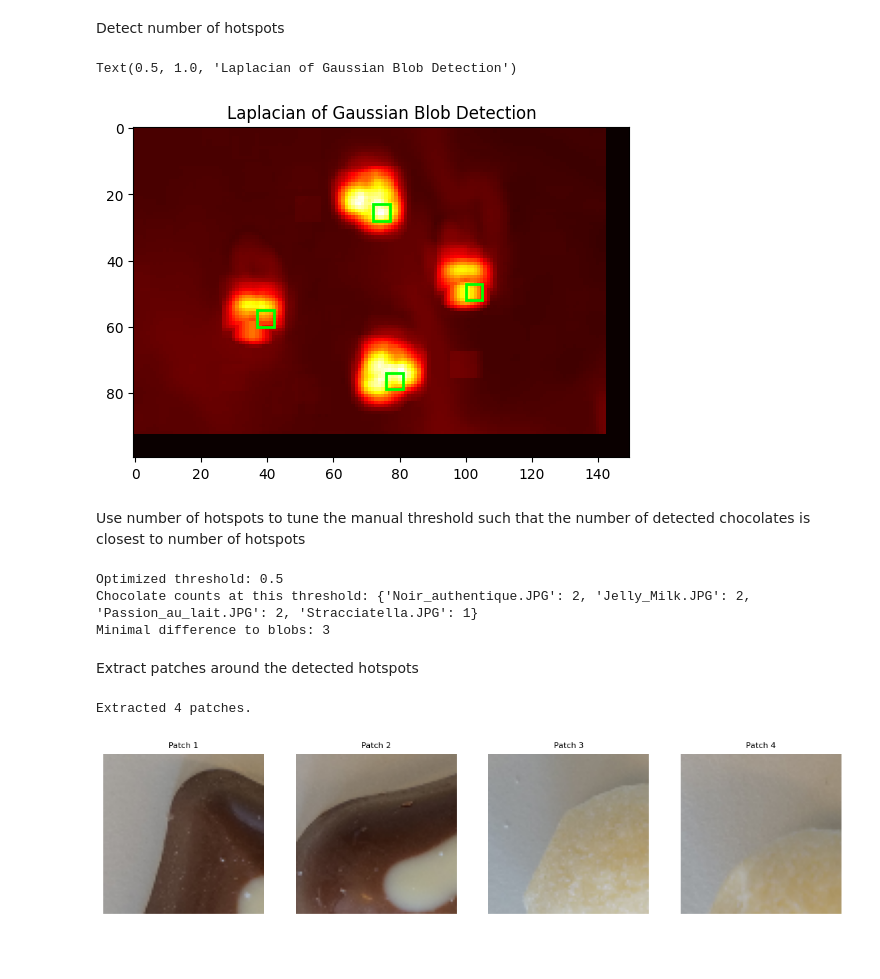
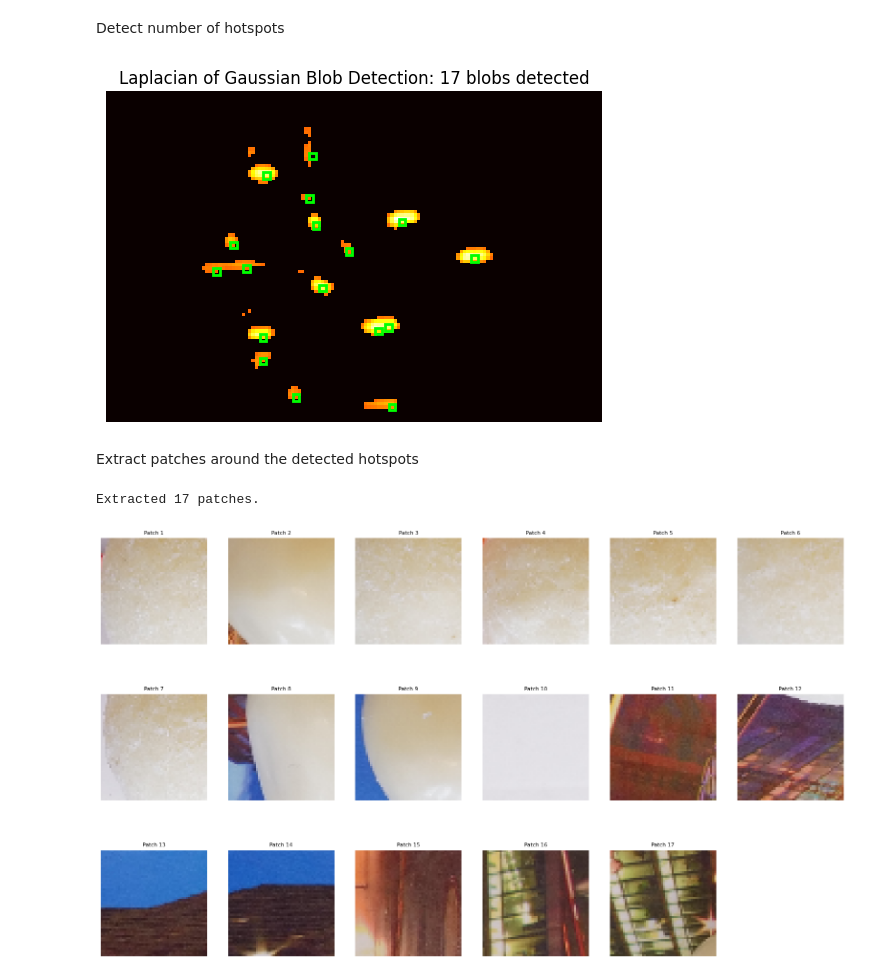
Before and after one commit to interstellxr/IAPR-project, a Jupyter notebook: project/slidingwindow.ipynb, the cells around one changed output. Saved outputs shown, nothing was run; the diff lists cells and outputs as text; code cells hidden in the pictures; blank space fills up the shorter version.

```diff
--- a/project/slidingwindow.ipynb
+++ b/project/slidingwindow.ipynb
@@ -25,18 +3,0 @@ Function definitions
-# %%
-def linear_interpolation(contours: np.ndarray, n_samples: int = 80):
-    N = len(contours)
-    contours_inter = np.zeros((N, n_samples, 2))
-
-    for i in range(N):
-        x = contours[i][:, 0]
-        y = contours[i][:, 1]
-
-        t = np.zeros(len(x))
-        t[1:] = np.cumsum(np.sqrt(np.diff(x) ** 2 + np.diff(y) ** 2))
-
-        t_prime = np.linspace(0, t[-1], n_samples)
-
-        contours_inter[i, :, 0] = np.interp(t_prime, t, x)
-        contours_inter[i, :, 1] = np.interp(t_prime, t, y)
-
-    return contours_inter
@@ -226,7 +234,7 @@ Load training data
 # %%
 train_dir = 'chocolate-recognition-classic/dataset_project_iapr2025/train/'
 train_image_names = os.listdir(train_dir)
-random_idx = 1# np.random.randint(0, len(train_image_names))
+random_idx = np.random.randint(0, len(train_image_names))
 train_image = cv2.imread(os.path.join(train_dir, train_image_names[random_idx]))
 train_image = cv2.resize(train_image, (train_image.shape[1] // 4, train_image.shape[0] // 4))
 train_image_rgb = cv2.cvtColor(train_image, cv2.COLOR_BGR2RGB)
@@ -234,10 +242,16 @@ train_image_gray = cv2.cvtColor(train_image, cv2.COLOR_BGR2GRAY)
 # %% [markdown]
 Apply sliding window to the training data
 # %%
-window_size = 80
+window_size = 50
 stride = 10
 
 heatmap = sliding_window_compare(train_image_rgb, reference_histograms, window_size=window_size, stride=stride)
+
+# heatmap = np.clip(heatmap, 0.4, 1)
+
+percentile = 100 - 0.027*100
+threshold = np.percentile(heatmap, percentile)
+heatmap = np.where(heatmap >= threshold, heatmap, 0)
 
 plt.figure(figsize=(12, 6))
 
@@ -265,46 +279,31 @@ Detect number of hotspots
 # %%
 from skimage.feature import blob_log
 
-blobs = blob_log(heatmap, max_sigma=5, threshold=0.1)
+blobs = blob_log(heatmap, min_sigma=2, max_sigma=15, threshold=0.1) # use same threshold: doesn't matter if more blobs than chocolates as we classify them later
 
 plt.imshow(heatmap, cmap='hot')
 for y, x, r in blobs:
     c = plt.Rectangle((x, y), r, r, color='lime', linewidth=2, fill=False)
     plt.gca().add_patch(c)
-plt.title("Laplacian of Gaussian Blob Detection")
+plt.title(f"Laplacian of Gaussian Blob Detection: {len(blobs)} blobs detected")
+plt.axis('off')
+plt.show()
 # %% [output]
-Text(0.5, 1.0, 'Laplacian of Gaussian Blob Detection')
-[figure, old version]
+[figure, new version]
-# %% [markdown]
-Use number of hotspots to tune the manual threshold such that the number of detected chocolates is closest to number of hotspots
-# %%
-best_threshold, best_counts, best_diff = optimize_similarity_threshold(
-    train_image_rgb, reference_histograms, ref_image_names,
-    heatmap, blobs, window_size=80, stride=10,
-    threshold_range=(0.02, 0.98), threshold_step=0.02
-)
-
-print(f"Optimized threshold: {best_threshold}")
-print(f"Chocolate counts at this threshold: {best_counts}")
-print(f"Minimal difference to blobs: {best_diff}")
-# %% [output]
-Optimized threshold: 0.5
-Chocolate counts at this threshold: {'Noir_authentique.JPG': 2, 'Jelly_Milk.JPG': 2, 'Passion_au_lait.JPG': 2, 'Stracciatella.JPG': 1}
-Minimal difference to blobs: 3
 # %% [markdown]
 Extract patches around the detected hotspots
 # %%
-patches = extract_patches_from_blobs(train_image_rgb, blobs, stride=stride, window_size=window_size)
+patches_ = extract_patches_from_blobs(train_image_rgb, blobs, stride=stride, window_size=window_size)
 
-print(f"Extracted {len(patches)} patches.")
+print(f"Extracted {len(patches_)} patches.")
 
-rows = int(np.ceil(len(patches) / 6))
+rows = int(np.ceil(len(patches_) / 6))
 plt.figure(figsize=(20, 4 * rows))
-for i, patch in enumerate(patches):
+for i, patch in enumerate(patches_):
     plt.subplot(rows, 6, i + 1)
     plt.imshow(patch)
     plt.axis('off')
     plt.title(f'Patch {i+1}', fontsize=8)
 # %% [output]
-Extracted 4 patches.
+Extracted 17 patches.
-[figure, old version]
+[figure, new version]
```
Also changed, not shown: parts of 15 cells of this notebook, 2 other files.
